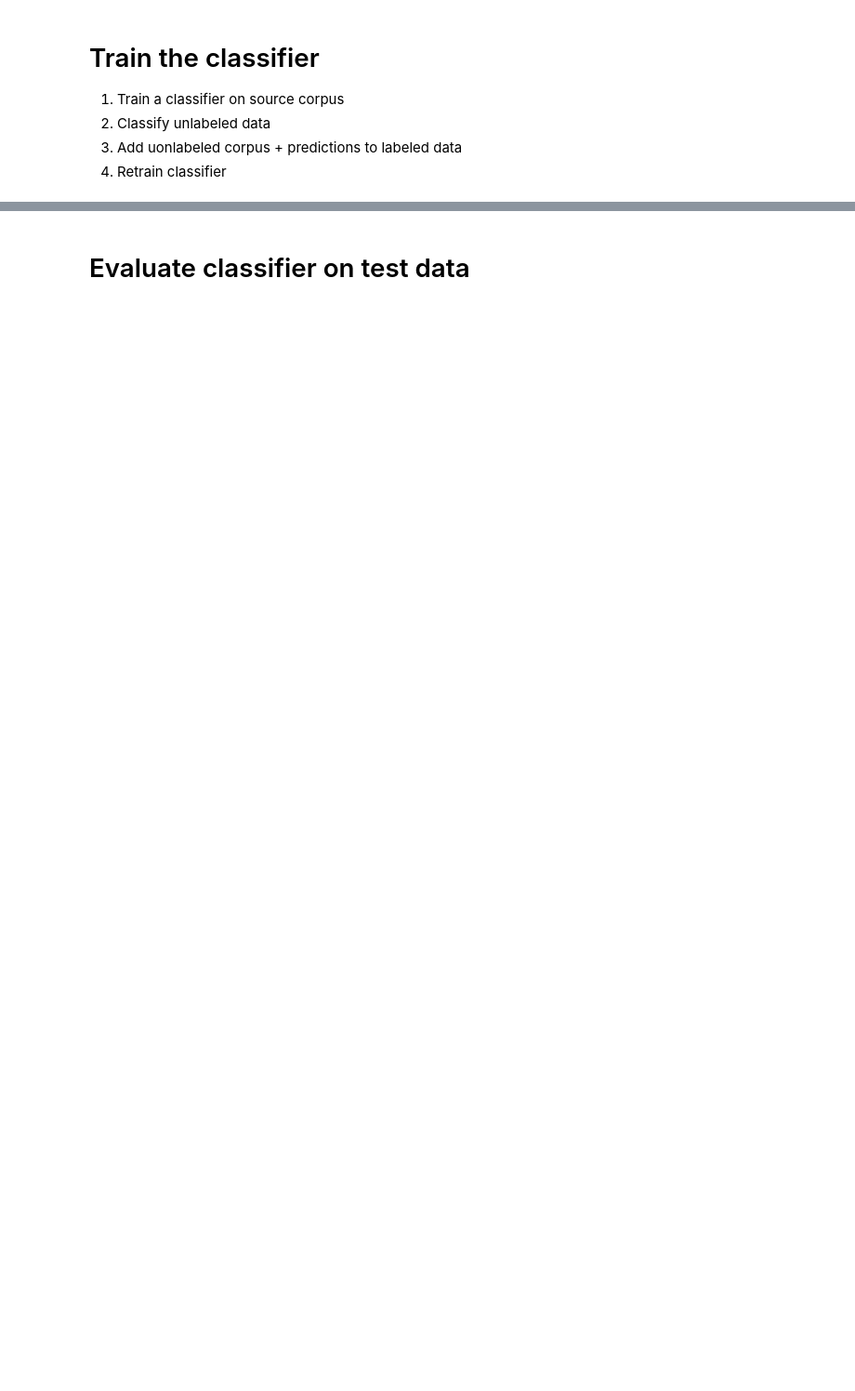
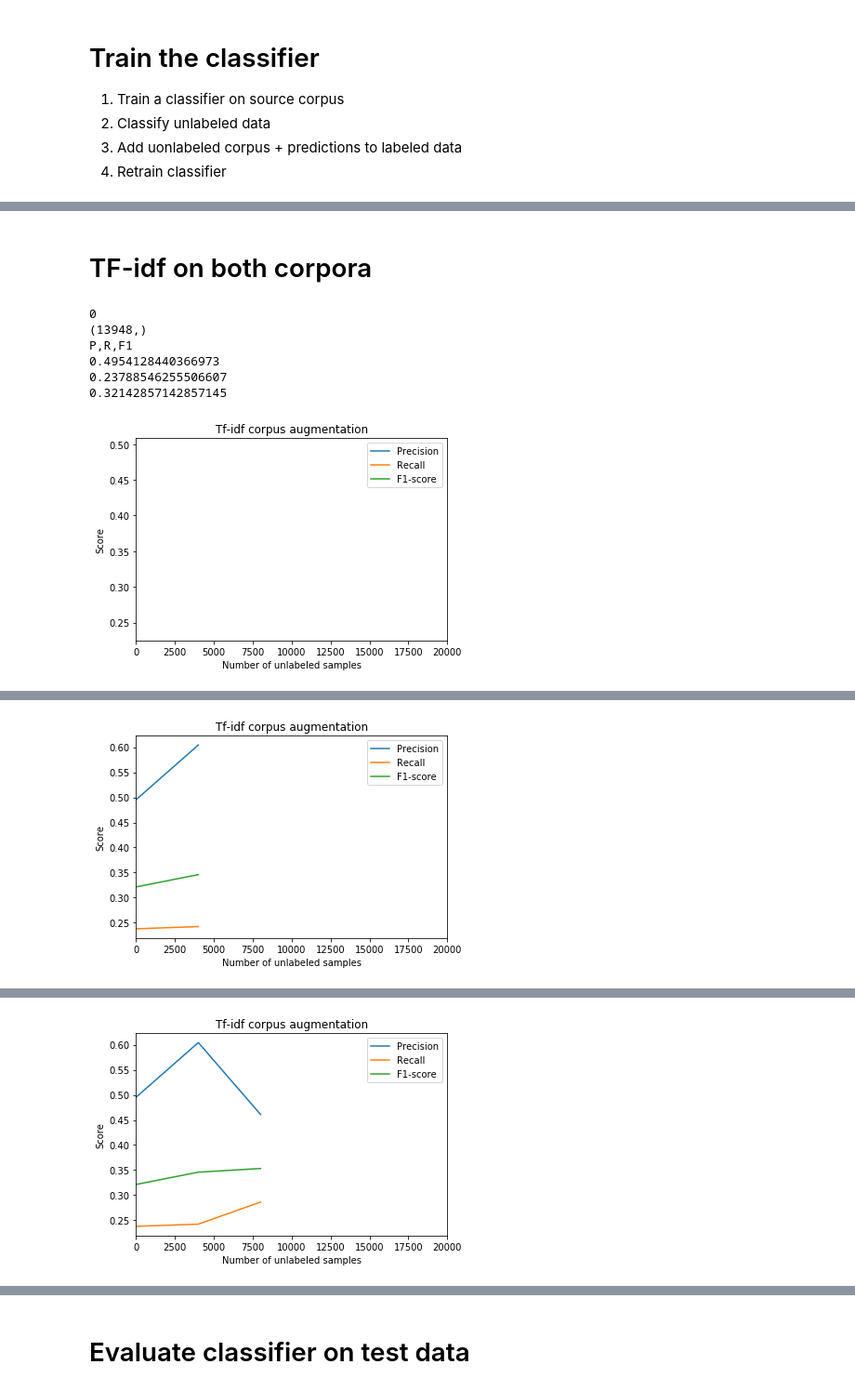
Before and after one commit to Joostrothweiler/politags, a Jupyter notebook: notebooks/experiments/Topics Domain Adapt.ipynb, the cells around one changed output, grey strips where cells are left out. Shown at 93% size. Drawn from its saved outputs; the diff is of its cells as text; code cells hidden in the pictures; blank space fills up the shorter version.

```diff
--- a/notebooks/experiments/Topics Domain Adapt.ipynb
+++ b/notebooks/experiments/Topics Domain Adapt.ipynb
@@ -138,0 +190,8 @@ def evaluate_target_domain(transformer, mlb, clf, corpus, labels):
+# %%
+transformer = TfidfVectorizer(max_df=0.7, preprocessor=pre_process)
+clf = SGDClassifier(loss='log', penalty='none', alpha=1e-6, random_state=42, max_iter=10)
+mlb = MultiLabelBinarizer()
+
+X = transformer.fit_transform(source_corpus)
+y = mlb.fit_transform(source_labels)
+clf = OneVsRestClassifier(clf).fit(X,y)
@@ -180,13 +220,4 @@ KeyboardInterrupt:
 # %%
 t, m, c = train_clf(source_corpus, source_labels)
+evaluate_target_domain(t, m, c, source_corpus, source_labels)
 evaluate_target_domain(t, m, c, target_corpus, target_labels)
-
-for i in range(0,5):
-    y_pred = predict_multi_always(c, t.transform(unlabeled_corpus))
-    y_pred_labels = m.inverse_transform(y_pred_unlabeled)
-
-    new_c, new_l = merge_training_data(source_corpus, unlabeled_corpus, source_labels, y_pred_labels)
-
-    t, m, c = train_clf(new_c, new_l)
-
-    evaluate_target_domain(t, m, c, target_corpus, target_labels)
@@ -206,0 +367,58 @@ KeyboardInterrupt:
+# %% [markdown]
+# TF-idf on both corpora
+# %%
+transformer = TfidfVectorizer(max_df=0.7, preprocessor=pre_process)
+mlb = MultiLabelBinarizer()
+
+
+x = []
+py = []
+ry = []
+f1y = []
+
+for i in range(0,20000,4000):
+    print(i)
+
+    tfidf_corpus = []
+    for obj in unlabeled_corpus[0:i]:
+        tfidf_corpus.append(obj)
+
+    for obj in source_corpus:
+        tfidf_corpus.append(obj)
+
+    print(np.shape(tfidf_corpus))
+
+    transformer = transformer.fit(tfidf_corpus)
+
+    X = transformer.transform(source_corpus)
+    y = mlb.fit_transform(source_labels)
+
+    clf = SGDClassifier(loss='log', penalty='none', alpha=1e-6, random_state=42, max_iter=10)
+    clf = OneVsRestClassifier(clf).fit(X, y)
+
+#     evaluate_target_domain(transformer, mlb, clf, source_corpus, source_labels)
+    p, r, f1 = evaluate_target_domain(transformer, mlb, clf, target_corpus, target_labels)
+
+    x.append(i)
+    py.append(p)
+    ry.append(r)
+    f1y.append(f1)
+
+    plt.plot(x, py, label='Precision')
+    plt.plot(x, ry, label='Recall')
+    plt.plot(x, f1y, label='F1-score')
+    plt.xlabel('Number of unlabeled samples')
+    plt.ylabel('Score')
+    plt.xlim(xmax=20000)
+    plt.xlim(xmin=0)
+    plt.title('Tf-idf corpus augmentation')
+    plt.legend()
+    plt.show()
+# %% [output]
+0
+(13948,)
+P,R,F1
+0.4954128440366973
+0.23788546255506607
+0.32142857142857145
+[figure, added]
@@ -206,0 +431 @@ KeyboardInterrupt:
+[figure, added]
@@ -206,0 +438 @@ KeyboardInterrupt:
+[figure, added]
```
Also changed, not shown: parts of 27 cells of this notebook, 22 other files.
